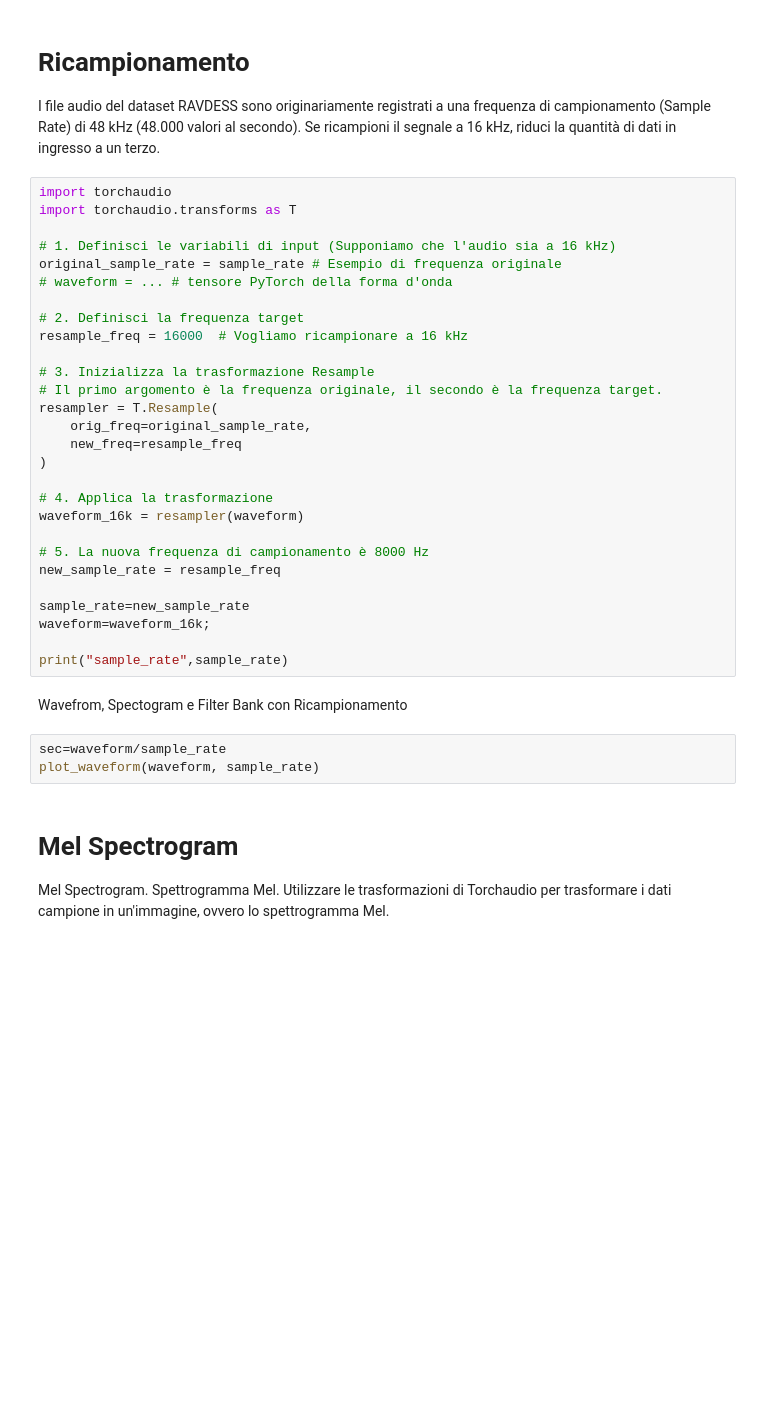
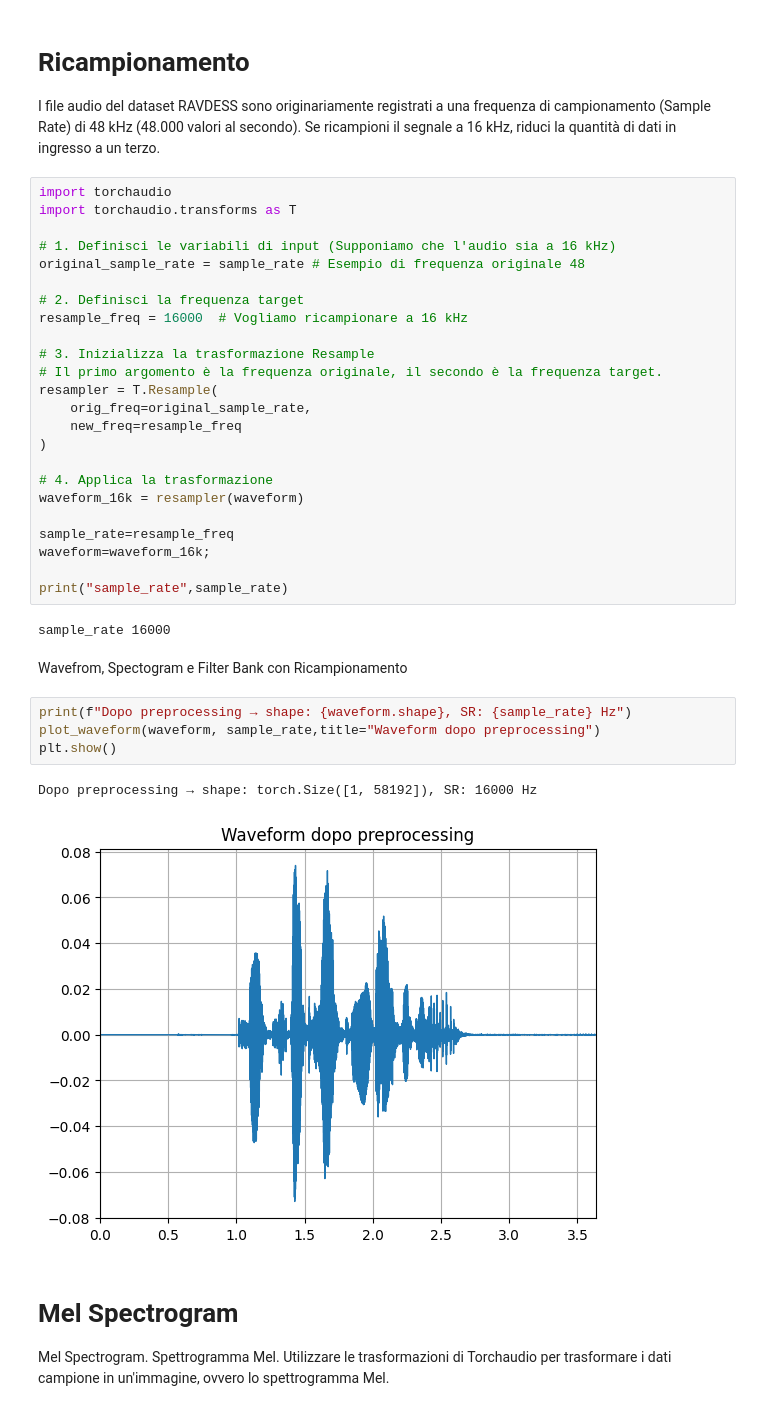
Before and after one commit to LinaAngione/ProjectML-speech-emotion-recognition, a Jupyter notebook: project-polito-speech-emotion-recognition.ipynb, the cells around one changed output. Cells and saved outputs as stored; diff of their text form; blank space fills up the shorter version.

```diff
--- a/project-polito-speech-emotion-recognition.ipynb
+++ b/project-polito-speech-emotion-recognition.ipynb
@@ -220,8 +242,7 @@ import torchaudio
 import torchaudio.transforms as T
 
 # 1. Definisci le variabili di input (Supponiamo che l'audio sia a 16 kHz)
-original_sample_rate = sample_rate # Esempio di frequenza originale
-# waveform = ... # tensore PyTorch della forma d'onda
+original_sample_rate = sample_rate # Esempio di frequenza originale 48
 
 # 2. Definisci la frequenza target
 resample_freq = 16000  # Vogliamo ricampionare a 16 kHz
@@ -236,18 +257,21 @@ resampler = T.Resample(
 # 4. Applica la trasformazione
 waveform_16k = resampler(waveform)
 
-# 5. La nuova frequenza di campionamento è 8000 Hz
-new_sample_rate = resample_freq
-
-sample_rate=new_sample_rate
+sample_rate=resample_freq
 waveform=waveform_16k;
 
 print("sample_rate",sample_rate)
+# %% [output]
+sample_rate 16000
 # %% [markdown]
 Wavefrom, Spectogram e Filter Bank con Ricampionamento
-# %%
-sec=waveform/sample_rate
-plot_waveform(waveform, sample_rate)
+# %%
+print(f"Dopo preprocessing → shape: {waveform.shape}, SR: {sample_rate} Hz")
+plot_waveform(waveform, sample_rate,title="Waveform dopo preprocessing")
+plt.show()
+# %% [output]
+Dopo preprocessing → shape: torch.Size([1, 58192]), SR: 16000 Hz
+[figure, added]
 # %% [markdown]
 # Mel Spectrogram
 Mel Spectrogram. Spettrogramma Mel. Utilizzare le trasformazioni di Torchaudio per trasformare i dati campione in un'immagine, ovvero lo spettrogramma Mel.
```
Also changed, not shown: parts of 25 cells of this notebook.
